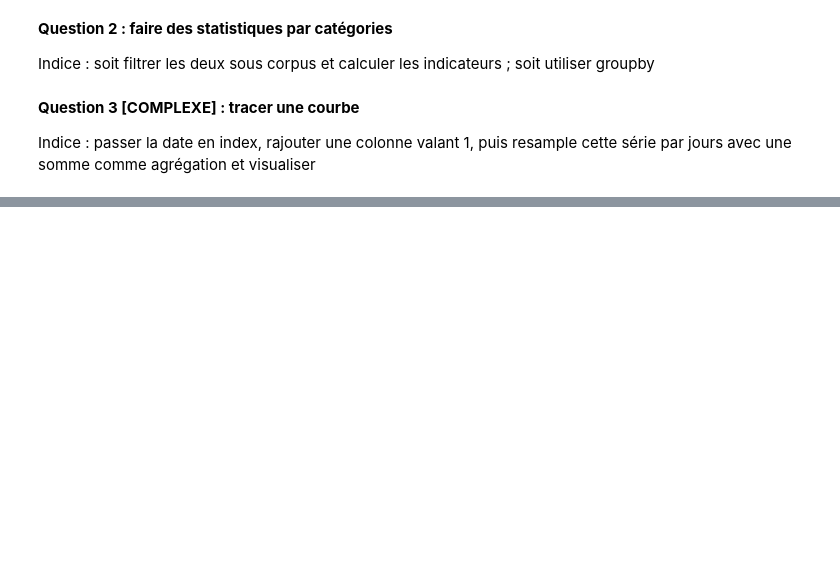
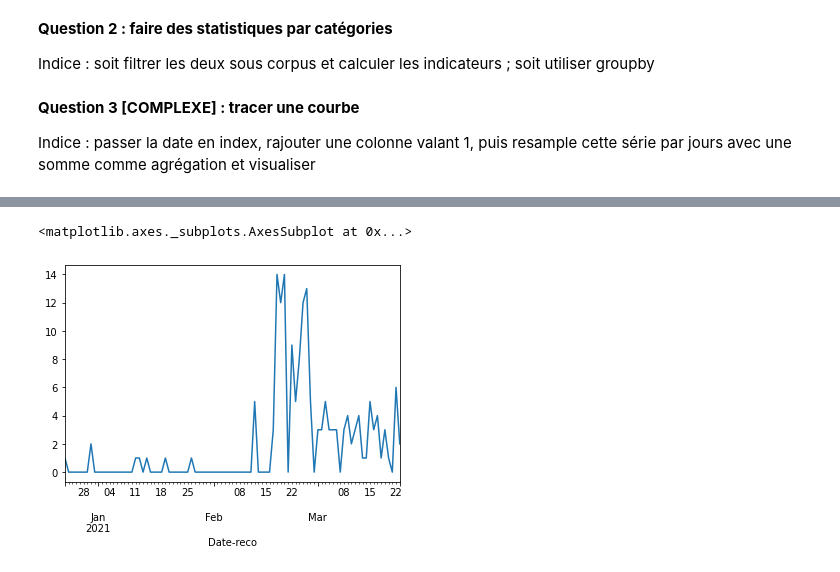
Before and after one commit to pyshs/Formation-UNIL-2021-printemps, a Jupyter notebook: Correction exercices.ipynb, the cells around one changed output, grey strips where cells are left out. Saved outputs shown, nothing was run; the diff lists cells and outputs as text; code cells hidden in the pictures; blank space fills up the shorter version.

```diff
--- a/Correction exercices.ipynb
+++ b/Correction exercices.ipynb
@@ -133,0 +175,5 @@ Indice : passer la date en index, rajouter une colonne valant 1, puis resample c
+# %%
+data["presence_islamo_titre"].resample("d").count().plot()
+# %% [output]
+<matplotlib.axes._subplots.AxesSubplot at 0x...>
+[figure, added]
```
Also changed, not shown: parts of 12 cells of this notebook, 1 other file.
